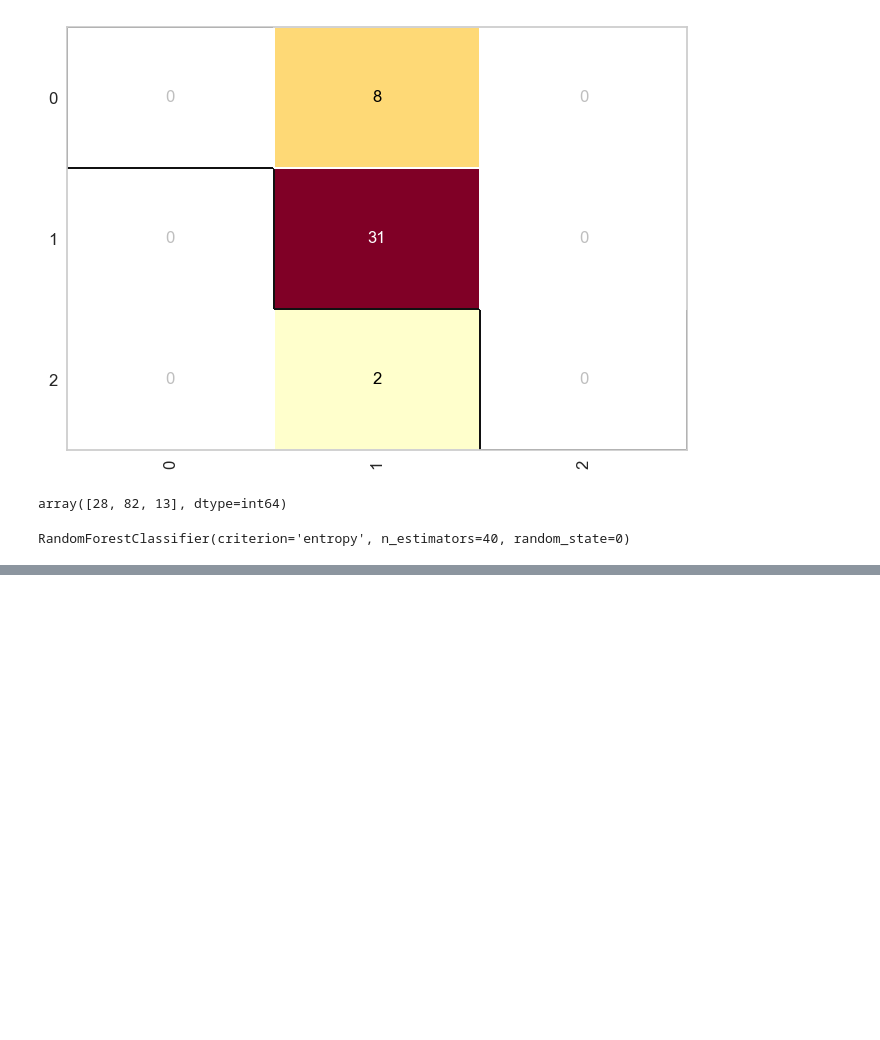
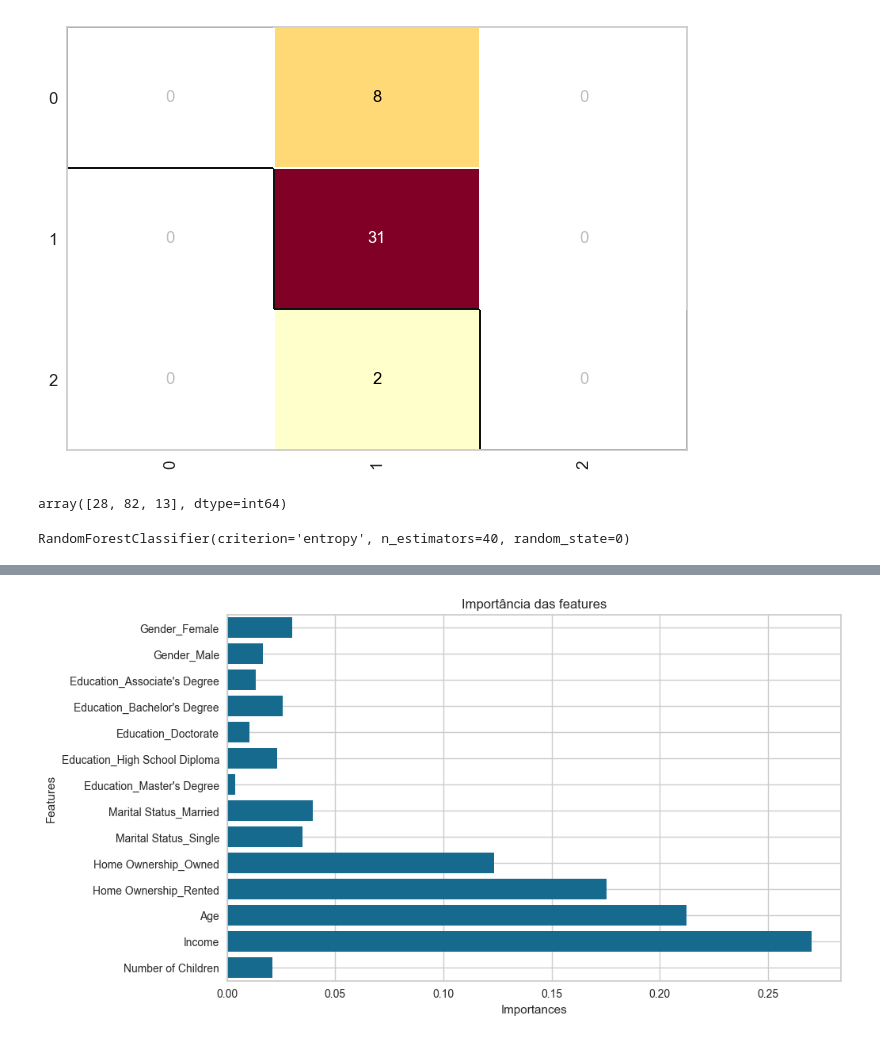
Before and after one commit to Joao-Paulo-Brito/Projeto-Credit-Score, a Jupyter notebook: credit_score_analysis.ipynb, the cells around one changed output, grey strips where cells are left out. Drawn from its saved outputs; the diff is of its cells as text; code cells hidden in the pictures; blank space fills up the shorter version.

```diff
--- a/credit_score_analysis.ipynb
+++ b/credit_score_analysis.ipynb
@@ -502,0 +552,3 @@ cm.score(x_credit_teste, y_credit_teste)
+# %%
+# Importancia de cada coluna das features(x)
+importances = arvore_credit.feature_importances_
@@ -502,0 +557,4 @@ cm.score(x_credit_teste, y_credit_teste)
+# %%
+# Pega todos os nomes das colunas one-hot codificadas
+ohe = OHE_credit.named_transformers_['OneHot']
+ohe_feature_names = ohe.get_feature_names_out(['Gender', 'Education', 'Marital Status', 'Home Ownership'])
@@ -502,0 +565,3 @@ cm.score(x_credit_teste, y_credit_teste)
+# %%
+# Junta com as colunas numéricas que não foram transformadas
+final_feature_names = list(ohe_feature_names) + ['Age', 'Income', 'Number of Children']
@@ -502,0 +570,9 @@ cm.score(x_credit_teste, y_credit_teste)
+# %%
+# Criação do data frame para análise da importância das features
+df_importances = pd.DataFrame({
+    'Features': final_feature_names,
+    'Importances': importances
+})
+
+# Ordenando os mais importante para os menos
+df_importances.sort_values(by = 'Importances', ascending = False)
@@ -502,0 +598,10 @@ cm.score(x_credit_teste, y_credit_teste)
+# %%
+plt.figure(figsize=(10, 6))
+
+sns.barplot(data = df_importances, x = df_importances['Importances'], y = df_importances['Features']).set(title = 'Importância das features')
+
+plt.grid(True)
+
+plt.savefig('importância-das-features.png', dpi = 300, bbox_inches = 'tight')
+# %% [output]
+[figure, added]
```
Also changed, not shown: parts of 41 cells of this notebook, 6 other files.
